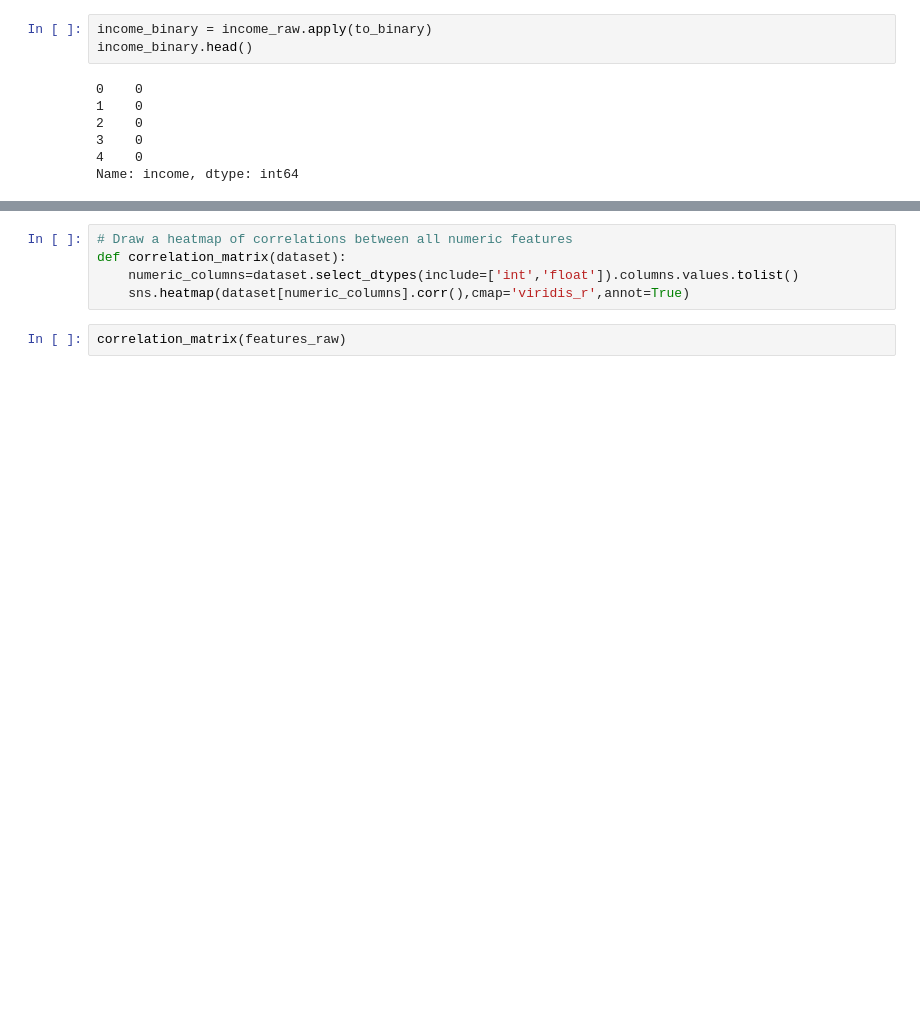
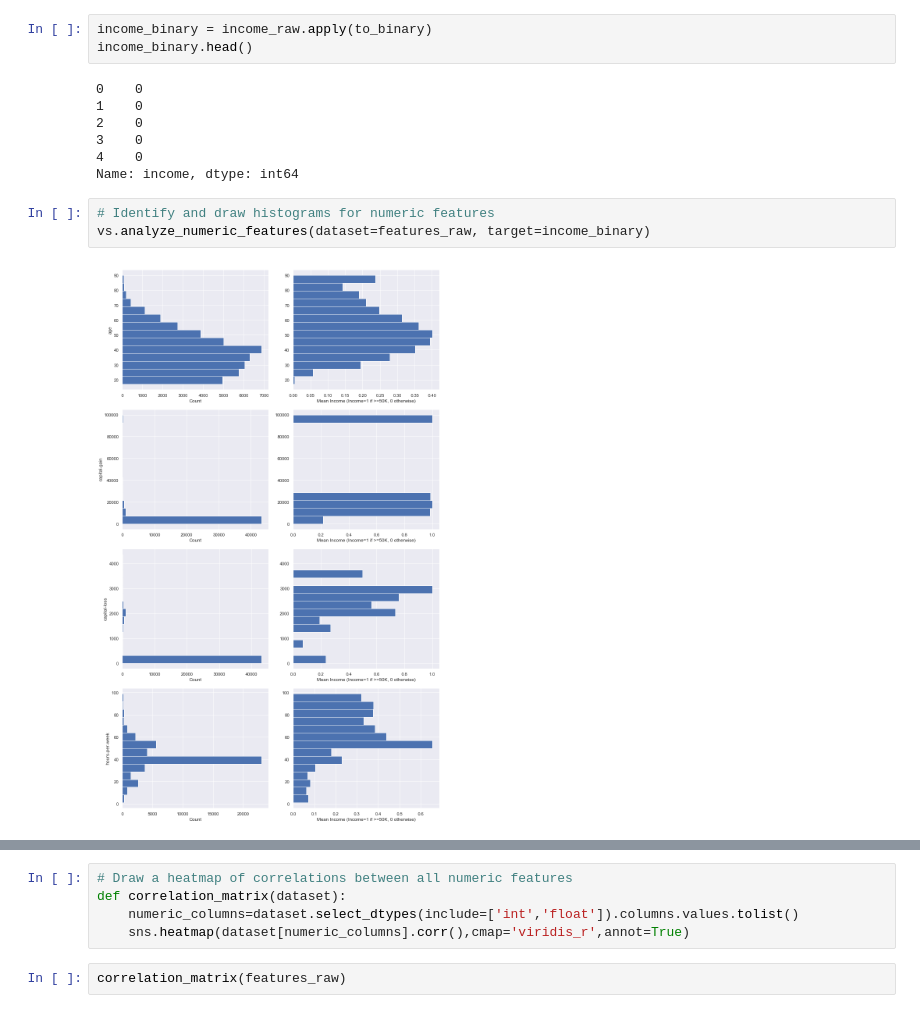
Before and after one commit to oislegen/Portfolio, a Jupyter notebook: 1-Finding_Donors-Project-XGBoost-RF-LogisticRegression-Python/finding_donors.ipynb, the cells around one changed output, grey strips where cells are left out. Saved outputs shown, nothing was run; the diff lists cells and outputs as text; blank space fills up the shorter version.

```diff
--- a/1-Finding_Donors-Project-XGBoost-RF-LogisticRegression-Python/finding_donors.ipynb
+++ b/1-Finding_Donors-Project-XGBoost-RF-LogisticRegression-Python/finding_donors.ipynb
@@ -214,3 +214,8 @@ income_binary.head()
 3    0
 4    0
 Name: income, dtype: int64
+# %%
+# Identify and draw histograms for numeric features
+vs.analyze_numeric_features(dataset=features_raw, target=income_binary)
+# %% [output]
+[figure, added]
```
Also changed, not shown: parts of 42 cells of this notebook, 1 other file.
